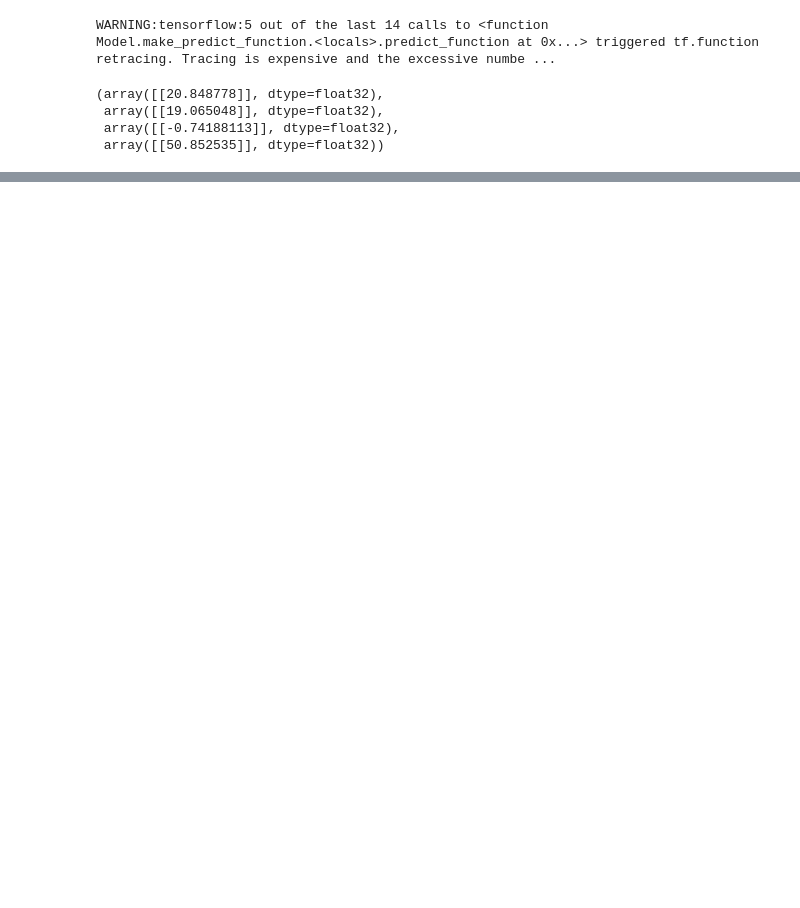
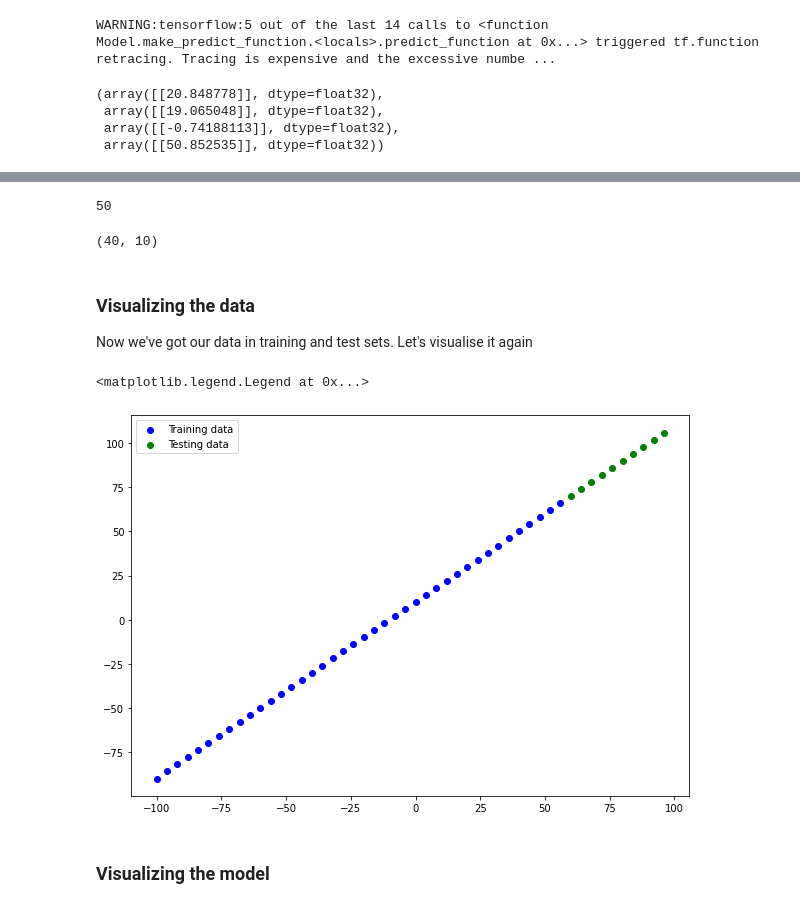
Before and after one commit to Nikitaion/TensorFlowLearning, a Jupyter notebook: 01_neural_network_regression_with_tensorflow.ipynb, the cells around one changed output, grey strips where cells are left out. Saved outputs shown, nothing was run; the diff lists cells and outputs as text; code cells hidden in the pictures; blank space fills up the shorter version.

```diff
--- a/01_neural_network_regression_with_tensorflow.ipynb
+++ b/01_neural_network_regression_with_tensorflow.ipynb
@@ -212,0 +265,30 @@ WARNING:tensorflow:5 out of the last 14 calls to <function Model.make_predict_fu
+# %%
+# Check the length of how many samples we have
+len(X)
+# %% [output]
+50
+# %%
+# Split the data into train and test set
+X_train = X[:40] # First 40 training samples (80% data)
+y_train = y[:40]
+
+X_test = X[40:] # Last 10 samples (20% data)
+y_test = y[40:]
+
+len(X_train), len(X_test)
+# %% [output]
+(40, 10)
+# %% [markdown]
+### Visualizing the data
+Now we've got our data in training and test sets. Let's visualise it again
+# %%
+plt.figure(figsize=(10, 7))
+# Plot training data in blue
+plt.scatter(X_train, y_train, c="b", label="Training data")
+# Plot test data in green
+plt.scatter(X_test, y_test, c="g", label="Testing data")
+# Show a legend
+plt.legend()
+# %% [output]
+<matplotlib.legend.Legend at 0x...>
+[figure, added]
@@ -212,0 +308,2 @@ WARNING:tensorflow:5 out of the last 14 calls to <function Model.make_predict_fu
+# %% [markdown]
+### Visualizing the model
```
Also changed, not shown: parts of 15 cells of this notebook.
